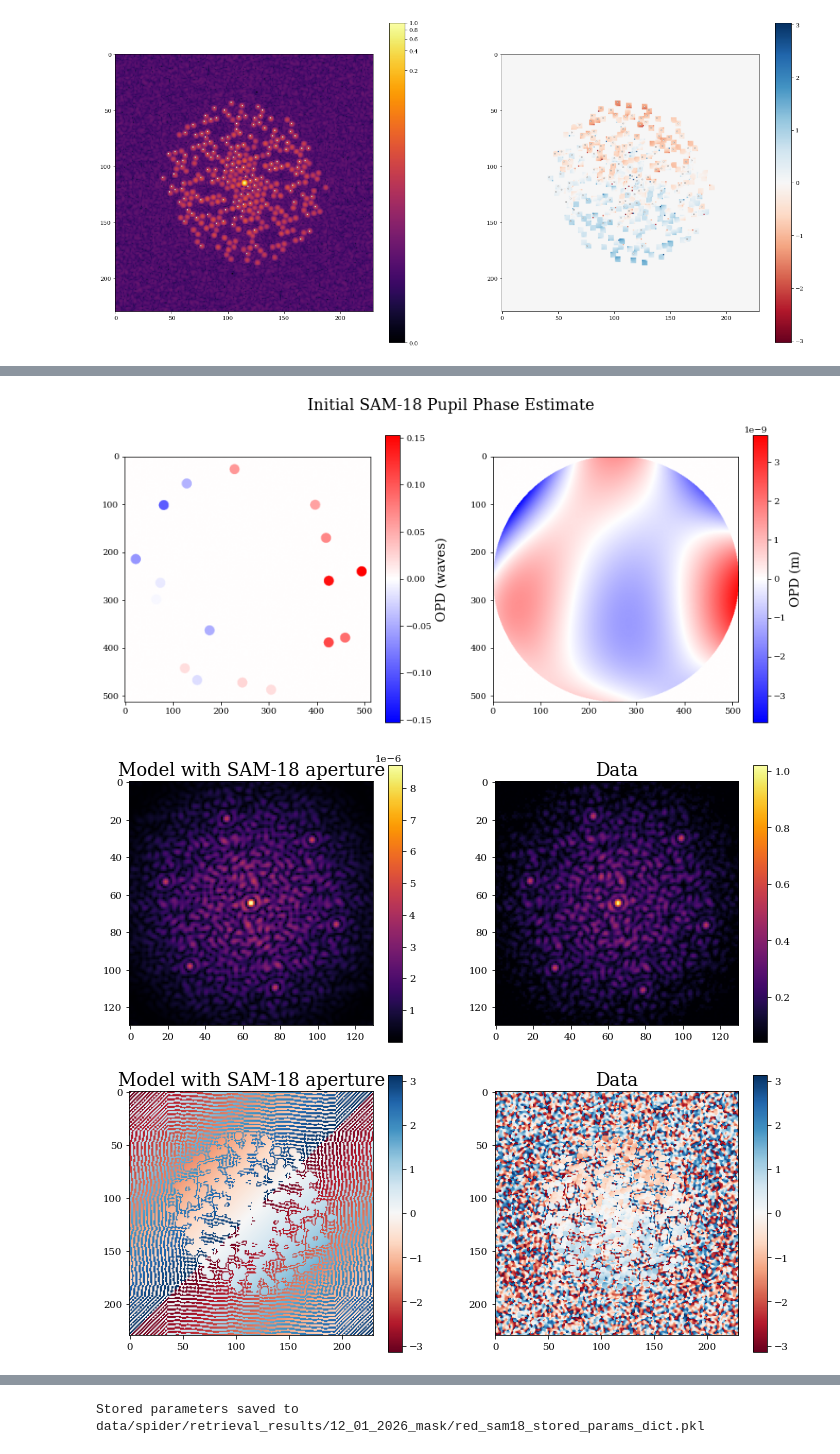
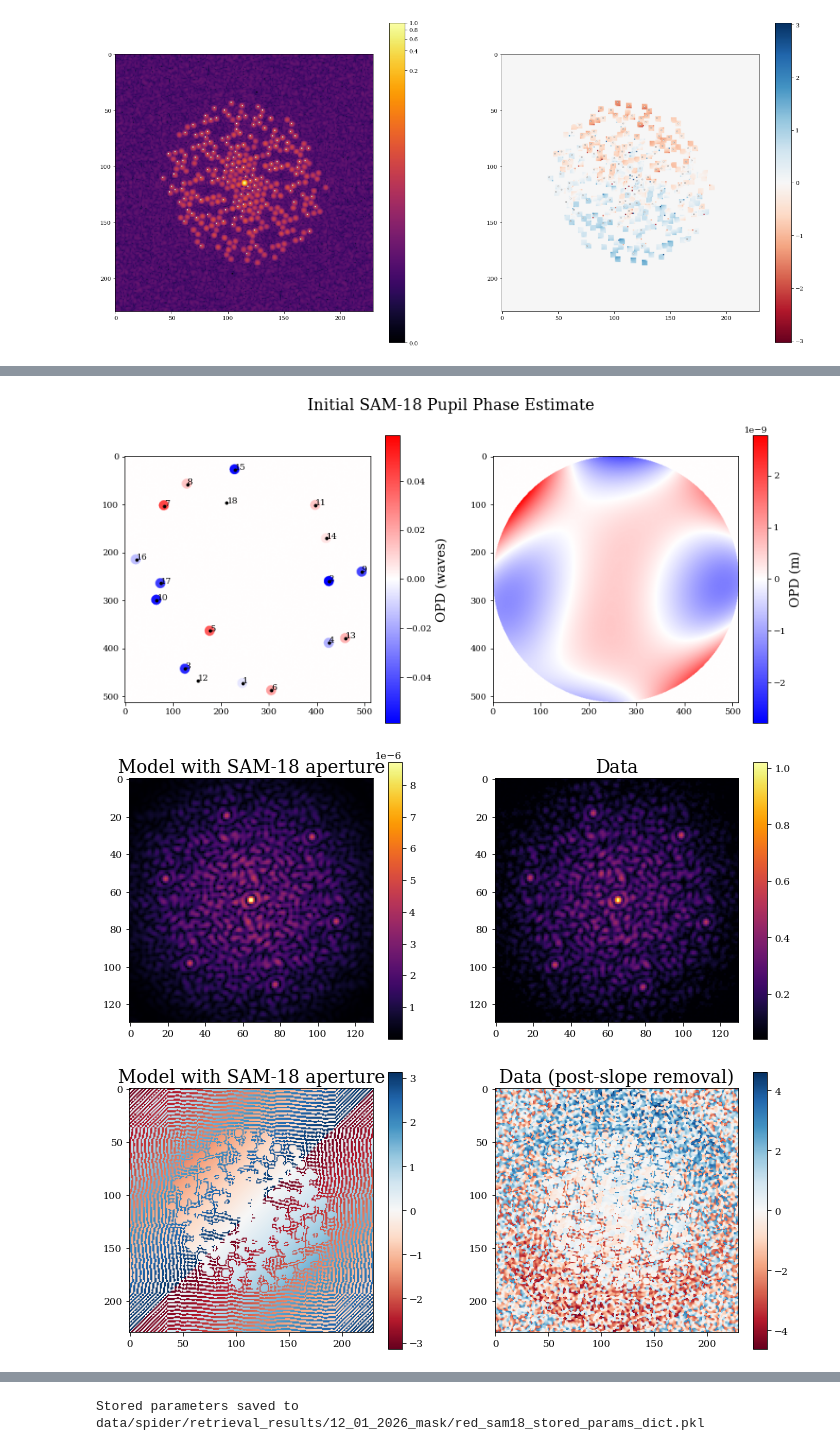
Before and after one commit to TolimanSpace/toliman_dp_design_testing, a Jupyter notebook: System_Aberrations.ipynb, the cells around one changed output, grey strips where cells are left out. Drawn from its saved outputs; the diff is of its cells as text; code cells hidden in the pictures.

Commit message:
syst ab w pupil phase regularisation

```diff
--- a/System_Aberrations.ipynb
+++ b/System_Aberrations.ipynb
@@ -493,7 +493,7 @@ spider_imgs = np.asarray([np.flip(np.load(data_dir+img_fname)) for img_fname in
 
 bckgnds = []
 
-n_frames = imgs[0].shape[0]   #number of frames to perform phase retrieval on
+n_frames = 3#imgs[0].shape[0]   #number of frames to perform phase retrieval on
 step_sz = int(imgs[0].shape[0]/n_frames) # step size for frames (equally spaced frame grabs)
 print(imgs[0].shape)
 # %% [output]
@@ -874,35 +872,16 @@ if ph_prior:
 # plt.colorbar(label="Waves")
 # %%
 if ph_prior:
-    # use a model to calibrate fft grid artefact slope (can also fit)
-    layers = [
-        ('intensity', dl.layers.TransmissiveLayer(transmission=intensity_dist, normalise=False)),
-        ('sam18', TransmissiveLayer(transmission=sam18_trans, normalise=False)),
-    ]
-    dummy_model = AngularOpticalSystem(wf_npixels = wf_npixels,
-                                diameter=wf_diam,
-                                layers=layers,
-                                psf_npixels=pd_wnd_linear_spider[0].shape[0],
-                                psf_pixel_scale=psf_pixel_scale,
-                                oversample=oversample)
-
-    psf = dummy_model.propagate_mono(red_laser_wl)
-    dummy_cv_cal, _, _ = compute_complex_vis(psf)
-
     # simple init basis with differential phases found
     phs = []
-    for spider_frame in pd_wnd_linear_spider:
-        eg_cv, _, eg_ph = compute_complex_vis(spider_frame)
-        cv_cal = eg_cv/dummy_cv_cal
-        eg_ph = jnp.arctan2(cv_cal.imag,cv_cal.real)
+    for eg_ph in norm_linear_sam18_ph:
         diff_ph = UVHelper.read_splodge(ph_data=eg_ph, mask_idx=0)
         phs.append(diff_ph)
-        break
     phs = jnp.asarray(phs)
     avg_ph = jnp.mean(phs, axis=0)
 
     # re-construct pupil phase
-    pupil_ph = UVHelper.reconstruct_pupil_ph(baseline_pist=[avg_ph])[0] # in rad
+    pupil_ph = -UVHelper.reconstruct_pupil_ph(baseline_pist=[avg_ph])[0] # in rad
     for i, p in enumerate(pupil_ph):
         dynamic_aperture = dynamic_aperture.set("AberratedAperture_{}.coefficients".format(i), jnp.array([p/(2*np.pi) * red_laser_wl]))
 
@@ -911,6 +890,18 @@ if ph_prior:
     plt.subplot(1,2,1)
     plt.imshow(sam18_init_basis/red_laser_wl, cmap='bwr', norm=CenteredNorm())
     plt.colorbar(label="OPD (waves)")
+
+    theta = -240*np.pi/180
+    rot_m = jnp.array([[jnp.cos(theta), jnp.sin(theta)], [-jnp.sin(theta), jnp.cos(theta)]])
+    rotated_mask_coords = mask_coords@rot_m.T
+
+    for ap_n, coord in enumerate(rotated_mask_coords):
+        plt.plot(coord[0]*(aperture_npix/aperture_diameter) + aperture_npix/2,
+                 coord[1]*(aperture_npix/aperture_diameter) + aperture_npix/2, 'k.')
+        plt.text(coord[0]*(aperture_npix/aperture_diameter) + aperture_npix/2,
+                 coord[1]*(aperture_npix/aperture_diameter) + aperture_npix/2,
+                    str(ap_n+1))
+
 
     # estimate zernike coefficients from this phase
     Zbasis = basis.reshape(basis.shape[0], -1).T
@@ -955,36 +946,37 @@ if ph_prior:
     _, _, ph = compute_complex_vis(pad_psf)
     plt.imshow(ph, norm=CenteredNorm(), cmap='RdBu')
     plt.colorbar()
     plt.subplot(1,2,2)
-    plt.title("Data")
-    _, _, ph = compute_complex_vis(pd_wnd_linear_spider[0])
+    plt.title("Data (post-slope removal)")
+    # _, _, ph = compute_complex_vis(norm_linear_sam18_ph[0])
+    ph = norm_linear_sam18_ph[0]
     plt.imshow(ph, norm=CenteredNorm(), cmap='RdBu')
     plt.colorbar()
 
     splodges = np.abs(jnp.fft.fftshift(jnp.fft.fft2(jnp.fft.fftshift(psf))))**2
     eg_splodge = np.abs(jnp.fft.fftshift(jnp.fft.fft2(jnp.fft.fftshift(linear_spider[0]))))**2
 
     norm = mcolors.Normalize(vmin=0, vmax=1)
     splodges_norm = norm(splodges/splodges.max())
     eg_splodge_norm = norm(eg_splodge/eg_splodge.max())
 
     splodges_mask = dummy_splodge_mask(splodges_norm, min_peak=1e-4, radius=2, prox_thresh=1)
     eg_splodge_mask = dummy_splodge_mask(eg_splodge_norm, min_peak=1e-4, radius=2, prox_thresh=1)
 
 
     plt.figure(figsize=(12,5))
     plt.subplot(1,3,1)
     plt.title("Model mask")
     plt.imshow(splodges_mask)
     plt.subplot(1,3,2)
     plt.title("Data mask")
     plt.imshow(eg_splodge_mask)
     plt.subplot(1,3,3)
     diff = splodges_mask - eg_splodge_mask
     plt.title("diff")
     plt.imshow(diff, cmap='bwr', norm=CenteredNorm())
 # %% [output]
-[figure, old version]
+[figure, new version]
 [figure]
-[figure, old version]
+[figure, new version]
 [figure]
```
Also changed, not shown: parts of 14 cells of this notebook, 1 other file.
